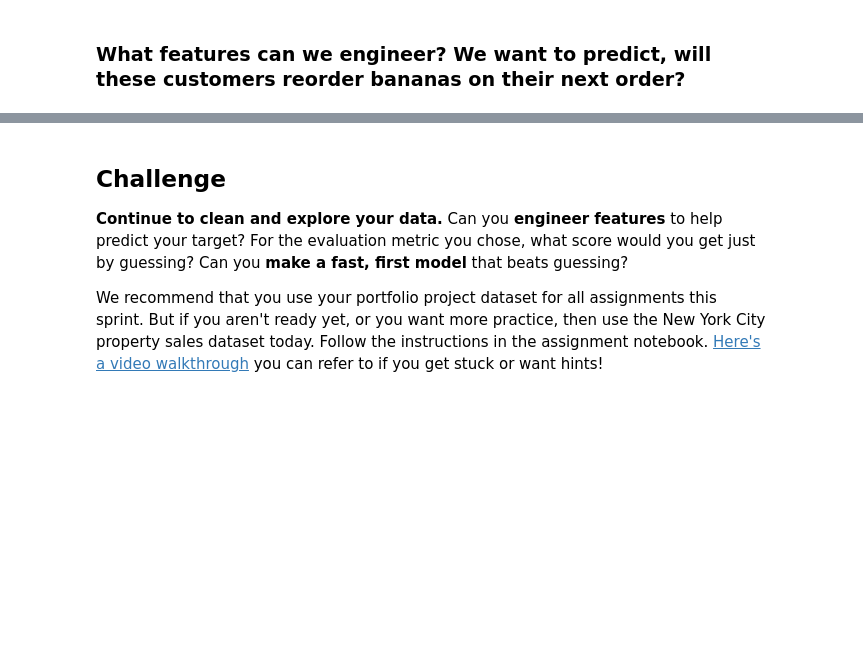
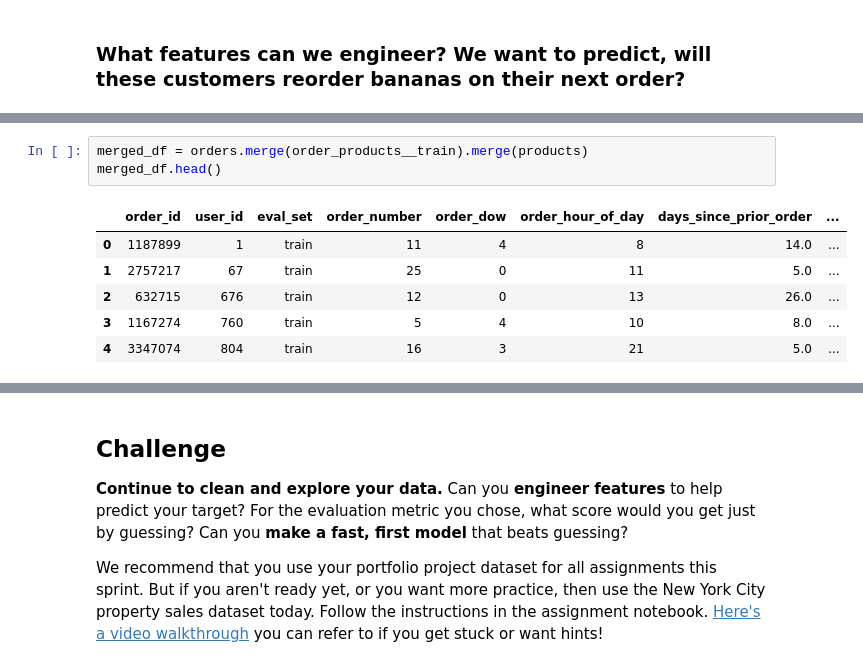
Before and after one commit to bloominstituteoftechnology/DS-Unit-2-Applied-Modeling, a Jupyter notebook: module2-wrangle-ml-datasets/LS_DS_232.ipynb, the cells around one changed output, grey strips where cells are left out. Saved outputs shown, nothing was run; the diff lists cells and outputs as text; blank space fills up the shorter version.

```diff
--- a/module2-wrangle-ml-datasets/LS_DS_232.ipynb
+++ b/module2-wrangle-ml-datasets/LS_DS_232.ipynb
@@ -339,0 +374,10 @@ We want *all* the orders from customers who have *ever* bought bananas.
+# %%
+merged_df = orders.merge(order_products__train).merge(products)
+merged_df.head()
+# %% [output]
+|  | order_id | user_id | eval_set | order_number | order_dow | order_hour_of_day | days_since_prior_order | ... |
+| 0 | 1187899 | 1 | train | 11 | 4 | 8 | 14.0 | ... |
+| 1 | 2757217 | 67 | train | 25 | 0 | 11 | 5.0 | ... |
+| 2 | 632715 | 676 | train | 12 | 0 | 13 | 26.0 | ... |
+| 3 | 1167274 | 760 | train | 5 | 4 | 10 | 8.0 | ... |
+| 4 | 3347074 | 804 | train | 16 | 3 | 21 | 5.0 | ... |
```
Also changed, not shown: parts of 9 cells of this notebook.
